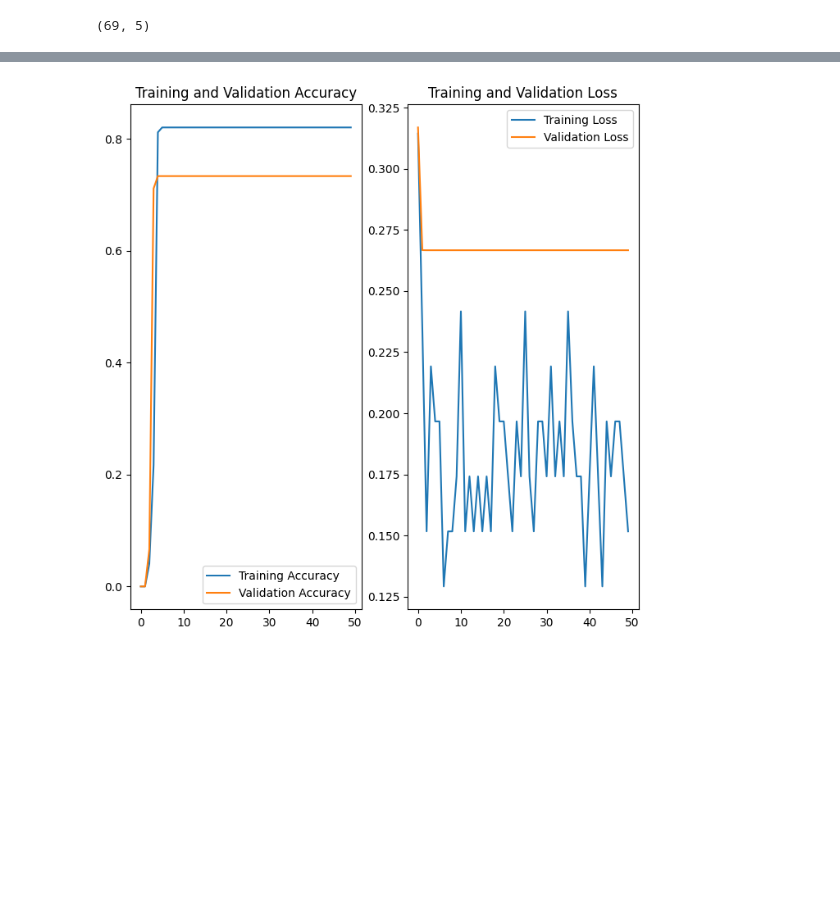
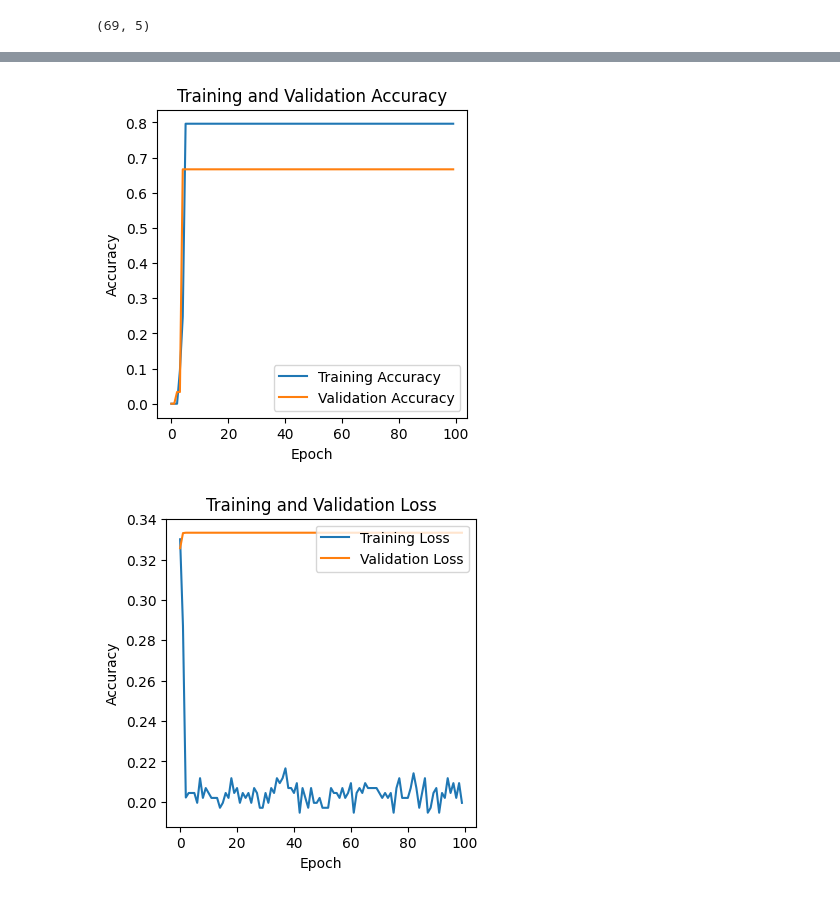
Before and after one commit to christo070/MSA_in_Indian_Languages, a Jupyter notebook: src/multimodal/msa_dfmr_dravidian_mal.ipynb, the cells around one changed output, grey strips where cells are left out. Drawn from its saved outputs; the diff is of its cells as text; code cells hidden in the pictures; blank space fills up the shorter version.

```diff
--- a/src/multimodal/msa_dfmr_dravidian_mal.ipynb
+++ b/src/multimodal/msa_dfmr_dravidian_mal.ipynb
@@ -12,16 +17,16 @@ class ModalitySpecificModule(tf.Module):
   def __init__(self, name=None):
     super().__init__(name=name)
     # Text MSM Layers
-    self.bigru_text = keras.layers.Bidirectional(keras.layers.GRU(256))
-    self.msl_1_text = keras.layers.Dense(128, activation='relu')
+    self.bigru_text = keras.layers.Bidirectional(keras.layers.GRU(512))
+    self.msl_1_text = keras.layers.Dense(256, activation='relu')
     self.msl_2_text = keras.layers.Dense(P3, activation='relu')
     # Audio MSM Layers
-    self.bigru_audio = keras.layers.Bidirectional(keras.layers.GRU(256))
-    self.msl_1_audio = keras.layers.Dense(128, activation='relu')
+    self.bigru_audio = keras.layers.Bidirectional(keras.layers.GRU(512))
+    self.msl_1_audio = keras.layers.Dense(256, activation='relu')
     self.msl_2_audio = keras.layers.Dense(P3, activation='relu')
     # Visual MSM Layers
-    self.bigru_visual = keras.layers.Bidirectional(keras.layers.GRU(256))
-    self.msl_1_visual = keras.layers.Dense(128, activation='relu')
+    self.bigru_visual = keras.layers.Bidirectional(keras.layers.GRU(512))
+    self.msl_1_visual = keras.layers.Dense(256, activation='relu')
     self.msl_2_visual = keras.layers.Dense(P3, activation='relu')
 
   def __call__(self, text_input, audio_input, visual_input):
@@ -269,23 +274,21 @@ label_input = labels_eager_tensor
 # %% [output]
 (69, 5)
 # %%
-text_train = text_input[0:52]
-audio_train = audio_input[0:52]
-visual_train = visual_input[0:52]
-label_train = label_input[0:52]
+text_train = text_input[0:55]
+audio_train = audio_input[0:55]
+visual_train = visual_input[0:55]
+label_train = label_input[0:55]
 
-text_validation = text_input[52:59]
-audio_validation = audio_input[52:59]
-visual_validation = visual_input[52:59]
-label_validation = label_input[52:59]
+text_validation = text_input[49:55]
+audio_validation = audio_input[49:55]
+visual_validation = visual_input[49:55]
+label_validation = label_input[49:55]
 
-text_test = text_input[59:]
-audio_test = audio_input[59:]
-visual_test = visual_input[59:]
-label_test = label_input[59:]
+text_test = text_input[59:62]
+audio_test = audio_input[59:62]
+visual_test = visual_input[59:62]
+label_test = label_input[59:62]
 
 train_dataset = [text_train, audio_train, visual_train]
-
 validation_data = ([text_validation, audio_validation, visual_validation], label_validation)
-
 test_dataset = [text_test, audio_test, visual_test]
@@ -317,27 +398,32 @@ Epoch 5/50
 # %%
 acc = history.history['accuracy']
 val_acc = history.history['val_accuracy']
 
 loss = history.history['loss']
 val_loss = history.history['val_loss']
 
 epochs_range = range(epochs)
 
 plt.figure(figsize=(4, 4))
 plt.plot(epochs_range, acc, label='Training Accuracy')
 plt.plot(epochs_range, val_acc, label='Validation Accuracy')
 plt.legend(loc='lower right')
+plt.xlabel('Epoch')
+plt.ylabel('Accuracy')
 plt.title('Training and Validation Accuracy')
 plt.show()
 
 plt.figure(figsize=(4, 4))
 plt.plot(epochs_range, loss, label='Training Loss')
 plt.plot(epochs_range, val_loss, label='Validation Loss')
 plt.legend(loc='upper right')
+plt.xlabel('Epoch')
+plt.ylabel('Accuracy')
 plt.title('Training and Validation Loss')
 plt.show()
 # %% [output]
-[figure, old version]
+[figure, new version]
+[figure, added]
 # %%
 print("Evaluate on test data")
 results = model.evaluate(test_dataset, label_test)
```
Also changed, not shown: parts of 10 cells of this notebook, 2 other files.
